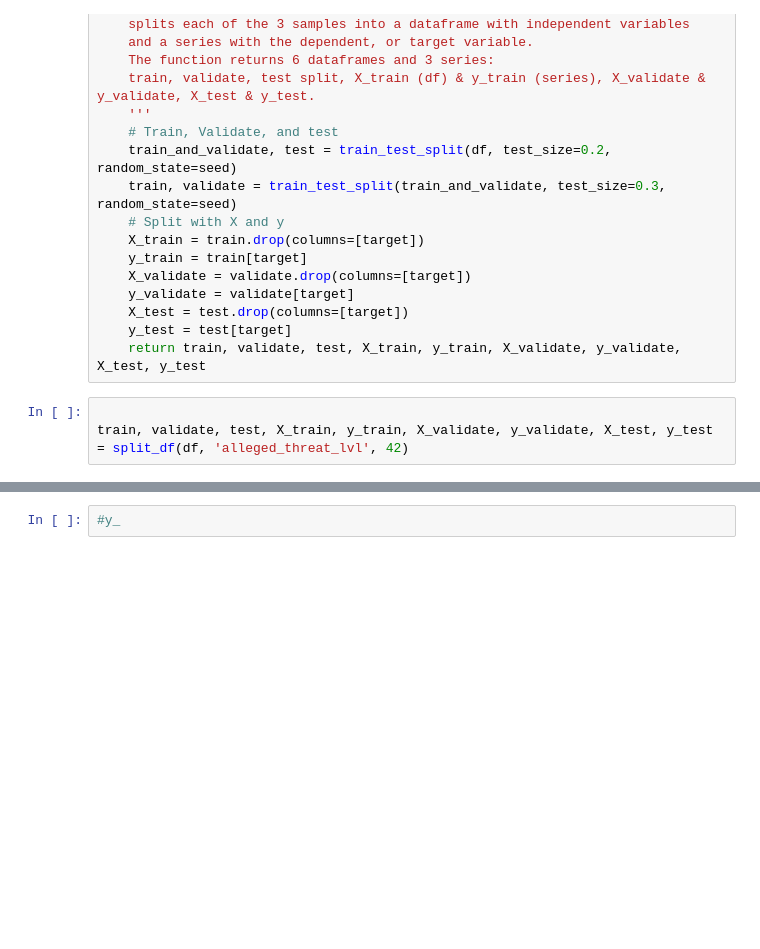
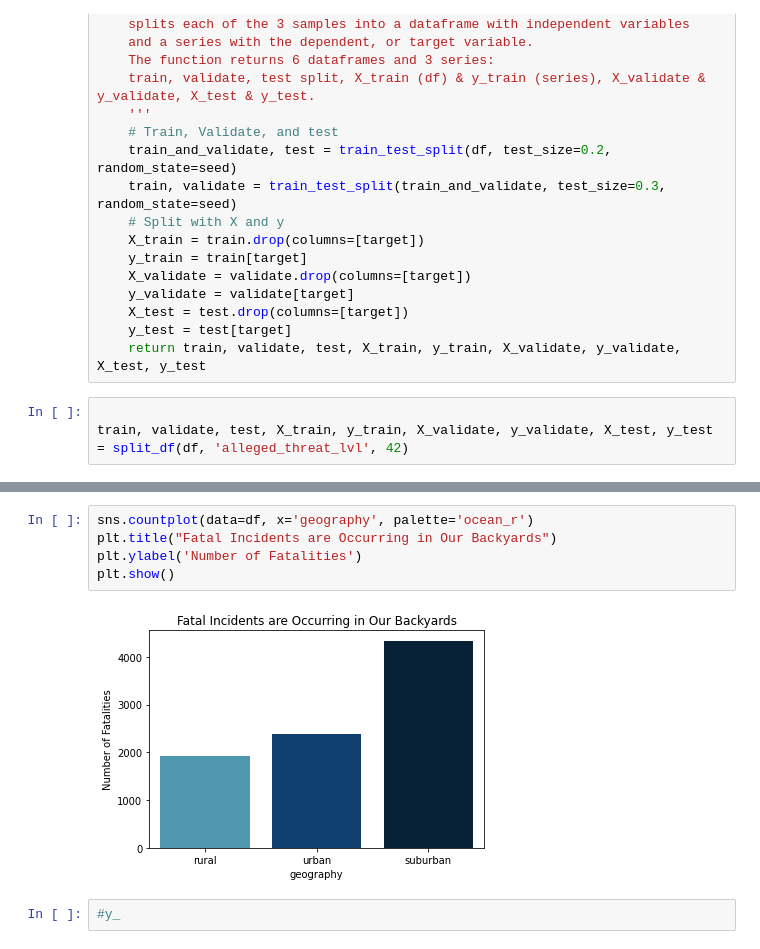
Before and after one commit to MG-Squared/americas_blues, a Jupyter notebook: ALG_model.ipynb, the cells around one changed output, grey strips where cells are left out. Cells and saved outputs as stored; diff of their text form; blank space fills up the shorter version.

```diff
--- a/ALG_model.ipynb
+++ b/ALG_model.ipynb
@@ -155,3 +165,10 @@ train, validate, test, X_train, y_train, X_validate, y_validate, X_test, y_test
+# %%
+sns.countplot(data=df, x='geography', palette='ocean_r')
+plt.title("Fatal Incidents are Occurring in Our Backyards")
+plt.ylabel('Number of Fatalities')
+plt.show()
+# %% [output]
+[figure, added]
 # %%
 #y_
 # %%
```
Also changed, not shown: parts of 2 cells of this notebook.
